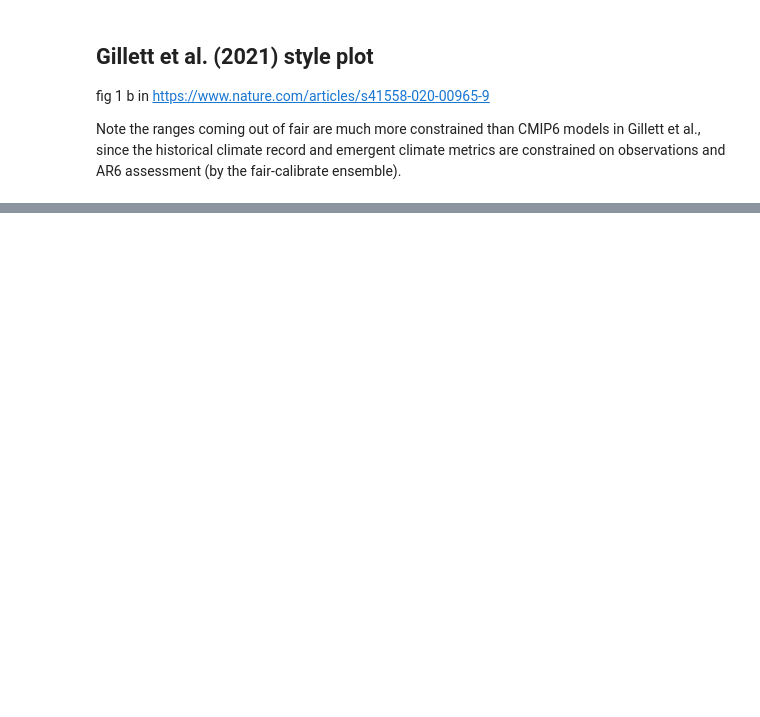
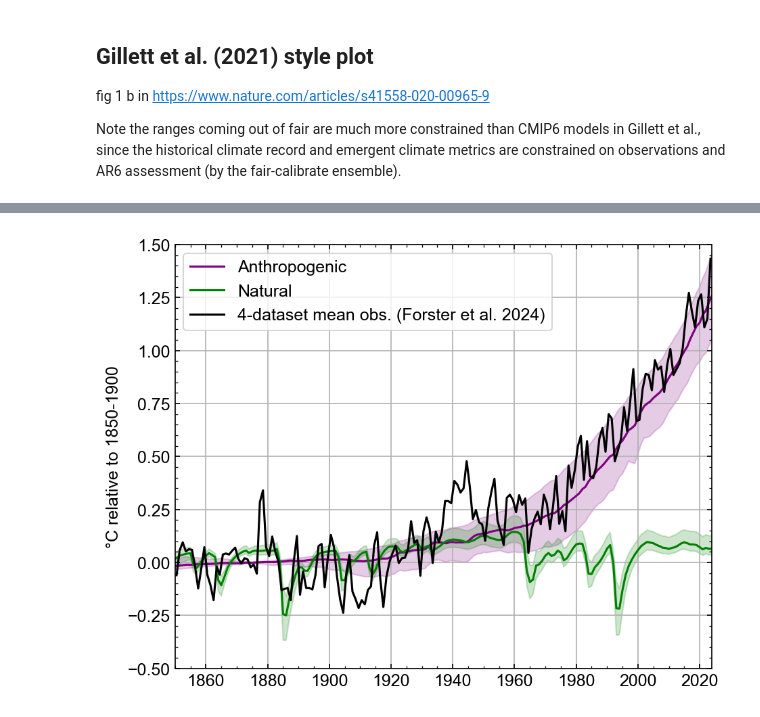
Before and after one commit to chrisroadmap/temperature-attribution, a Jupyter notebook: notebooks/run.ipynb, the cells around one changed output, grey strips where cells are left out. Cells and saved outputs as stored; diff of their text form; code cells hidden in the pictures; blank space fills up the shorter version.

```diff
--- a/notebooks/run.ipynb
+++ b/notebooks/run.ipynb
@@ -614,5 +416,12 @@ temp_other = (
         ff.temperature.sel(scenario="no_other", layer=0) - ff.temperature.sel(scenario="no_other", layer=0, timebounds=base).mean(dim='timebounds')
     )
 )
+temp_anthro = (
+    (
+        ff.temperature.sel(scenario="all", layer=0) - ff.temperature.sel(scenario="all", layer=0, timebounds=base).mean(dim='timebounds')
+    ) - (
+        ff.temperature.sel(scenario="no_anthro", layer=0) - ff.temperature.sel(scenario="no_anthro", layer=0, timebounds=base).mean(dim='timebounds')
+    )
+)
 temp_all = ff.temperature.sel(scenario="all", layer=0) - ff.temperature.sel(scenario="all", layer=0, timebounds=base).mean(dim='timebounds')
 # %%
@@ -653,2 +479,22 @@ pl.savefig('../plots/attributed_warming_rel1850-1900.png')
+# %%
+pl.fill_between(np.arange(1750, 2025), temp_anthro.quantile(0.05, dim="config"), temp_anthro.quantile(0.95, dim="config"), color='purple', alpha=0.2, lw=1)
+pl.plot(np.arange(1750, 2025), temp_anthro.median(dim="config"), color='purple', label='Anthropogenic');
+
+pl.fill_between(np.arange(1750, 2025), temp_natural.quantile(0.05, dim="config"), temp_natural.quantile(0.95, dim="config"), color='green', alpha=0.2, lw=1)
+pl.plot(np.arange(1750, 2025), temp_natural.median(dim="config"), color='green', label='Natural');
+pl.plot(df_obs.gmst, color='k', label='4-dataset mean obs. (Forster et al. 2024)')
+
+pl.ylabel('°C relative to 1850-1900')
+pl.legend();
+pl.grid()
+
+pl.xlim(1850, 2024)
+pl.ylim(-0.5, 1.5)
+
+os.makedirs('../plots/', exist_ok=True)
+pl.tight_layout()
+pl.savefig('../plots/attributed_warming_anth_nat_rel1850-1900.png')
+# %% [output]
+[figure, added]
 # %%
 temp_aerosols.median(dim="config")
```
Also changed, not shown: parts of 33 cells of this notebook, 18 other files.
